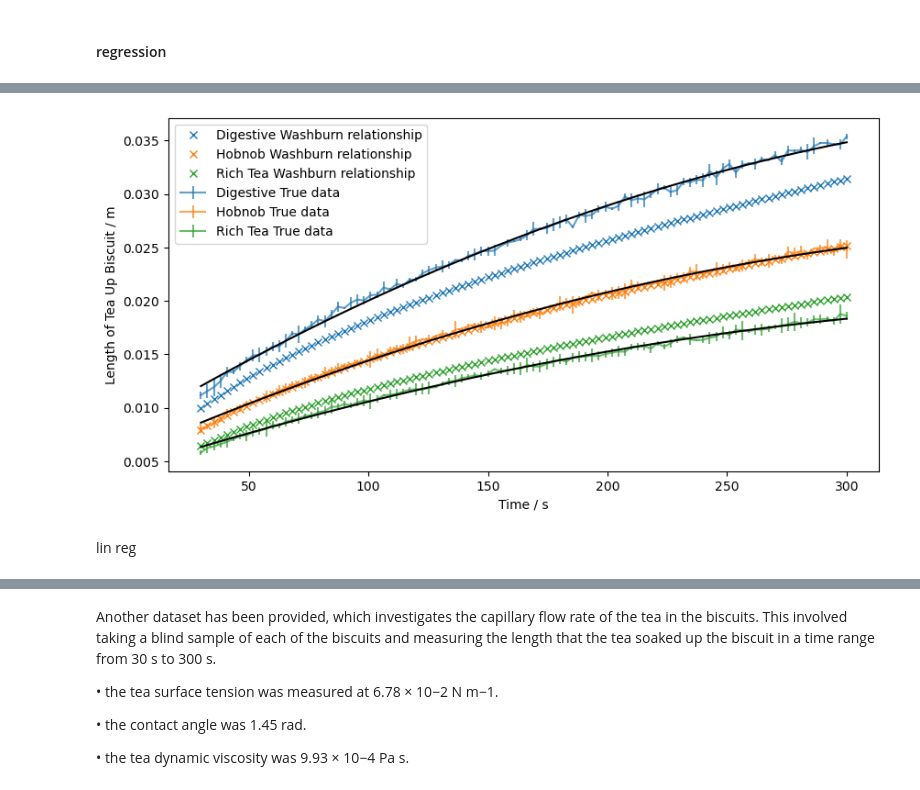
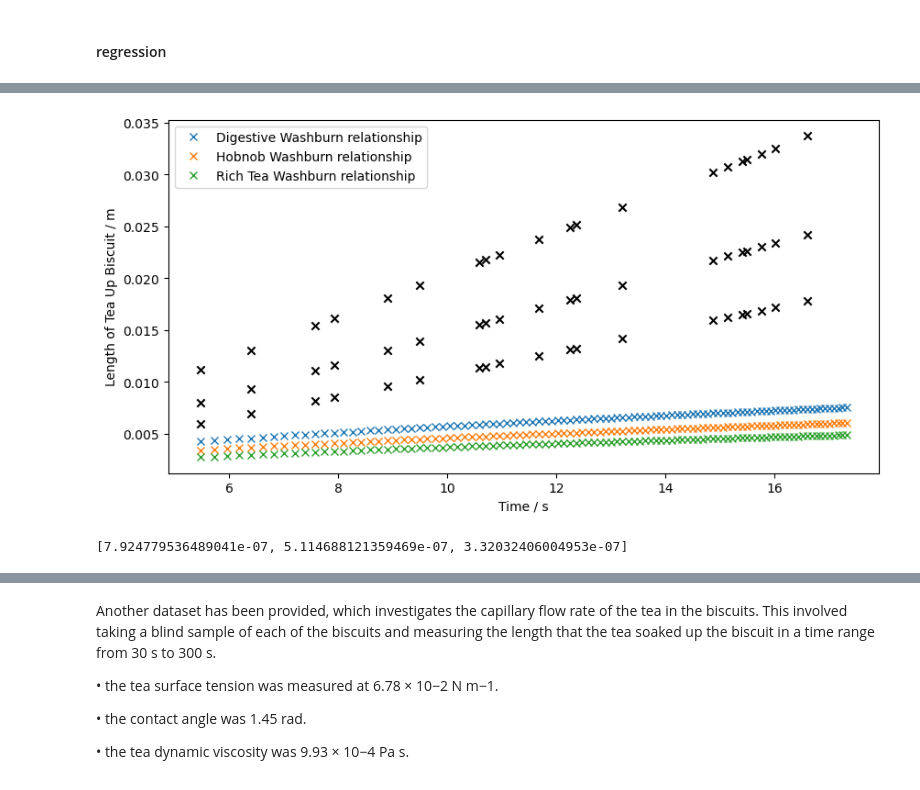
Before and after one commit to M4ffff/ML_biscuit_analysis, a Jupyter notebook: initial.ipynb, the cells around one changed output, grey strips where cells are left out. Drawn from its saved outputs; the diff is of its cells as text; code cells hidden in the pictures.

```diff
--- a/initial.ipynb
+++ b/initial.ipynb
@@ -294,5 +278,7 @@ def predict_washburn_r(gamma,L,t,phi,eta):
 # %%
-microscopy_data["L_wash"] = washburn(microscopy_data["gamma"], microscopy_data["r"], microscopy_data["t"], microscopy_data["phi"], microscopy_data["eta"])
-microscopy_data["r_pred"] = predict_washburn_r(microscopy_data["gamma"], microscopy_data["L"], microscopy_data["t"], microscopy_data["phi"], microscopy_data["eta"])
-# washburn(gamma,r,t,phi,eta)
-microscopy_data.head()
+# irrelevant - adding L_wash and r_pred
+
+# microscopy_data["L_wash"] = washburn(microscopy_data["gamma"], microscopy_data["r"], microscopy_data["t"], microscopy_data["phi"], microscopy_data["eta"])
+# microscopy_data["r_pred"] = predict_washburn_r(microscopy_data["gamma"], microscopy_data["L"], microscopy_data["t"], microscopy_data["phi"], microscopy_data["eta"])
+# # washburn(gamma,r,t,phi,eta)
+# microscopy_data.head()
@@ -310,8 +289,8 @@ microscopy_data.head()
 
 # ax.scatter(microscopy_data["L_wash"], microscopy_data["r_pred"], s=5)
 # %%
-test_micro = microscopy_data.drop(['r', 'L_wash', 'r_pred'], axis=1)
-test_micro
+test_micro = microscopy_data.drop(['r'], axis=1)
+test_micro.head()
 # %% [output]
 |  | gamma | phi | eta | L | t |
 | 0 | 0.084596 | 1.557367 | 0.000981 | 0.003221 | 24.231107 |
@@ -353,0 +345,4 @@ Text(0, 0.5, 'Predicted r')
+# %%
+training_merged = big_data.merge(microscopy_data, how='inner')
+true_distributions = training_merged[['encoded biscuit', 'r']].copy()
+true_distributions
@@ -583,38 +673,61 @@ from sklearn.metrics import mean_squared_error
 fig, ax = plt.subplots(figsize=(10,5))
 
 tr_list = [3,1,2]
+poly = PolynomialFeatures(degree=2, include_bias=False)
+model = LinearRegression()
+
+coef0 = []
+coef1 = []
+intercepts = []
 
 for i, tr_val in enumerate(tr_list):
+    print(f"{biscuits[i]}")
+
     data = pd.read_csv(f"tr-{tr_val}.csv")
+    data['t'] = np.sqrt(data['t'])
     x = data["t"].values.reshape(-1,1)
     y = data["L"]
     dy = data["dL"]
-
+    data['L'] = data['L']
+    # data['L'] = (constant*np.sqrt(pore_radii[i])) / data['L']
 
     train, test = train_test_split(data, test_size=0.2, random_state=42)
-    poly = PolynomialFeatures(degree=2)
-    X_ = poly.fit_transform(x)
-    y = data['L']
-    model = LinearRegression()
-    model.fit(X_, y)
 
-    reg_prediction = model.predict(X_)
+    X_train = poly.fit_transform(train["t"].values.reshape(-1,1))
+    y_train = train['L']
 
+    model.fit(X_train, y_train)
+
+    X_test = test['t'].values.reshape(-1,1)
+    X_test_ = poly.fit_transform(X_test)
+
+    y_test = test['L'].values
+
+    def model_fit(t):
+        print(model.coef_)
+        model_fit = model.coef_[0]*t + model.coef_[1]*(t**2) + model.intercept_
+        print(f"{model.coef_[0]:.3}*t + {model.coef_[1]:.3}*(t**2) + {model.intercept_:.3}")
+        return model_fit
+
+    coef0.append(model.coef_[0])
+    coef1.append(model.coef_[1])
+    intercepts.append(model.intercept_)
 
     washburn_data_rfc = washburn(6.78e-2, pore_radii[i], data["t"], 1.45, 9.93e-4 )
-    ax.errorbar(x,y,dy,label=f"{biscuits[i]} True data", alpha=0.7, color=f"C{i}")
-    ax.plot(x, reg_prediction, 'k-', zorder=4)
-
+    # ax.errorbar(x,y,dy,label=f"{biscuits[i]} True data", alpha=0.4, color=f"C{i}")
+    ax.scatter(test['t'], model_fit(test['t']), marker='x', c='black', zorder=4)
+    # ax.plot(data['t'], reg_model(pore_radii[i], data['t']), label='reg model')
 
     ax.plot(data["t"], washburn_data_rfc, marker='x', linestyle="", color=f"C{i}", zorder=3, label=f'{biscuits[i]} Washburn relationship')
 
-    mse_wash = mean_squared_error(y , washburn_data_rfc)
-    mse_reg = mean_squared_error(y , reg_prediction)
+    mse_wash = np.sqrt(mean_squared_error(y , washburn_data_rfc))
+    mse_reg =  np.sqrt(mean_squared_error(y_test , model.predict(X_test_)))
 
-    print(f"{biscuits[i]}")
-    print(f"MSE for Washburn model: {mse_wash}")
-    print(f"MSE for Polynomial regression model: {mse_reg}")
+    print(f"RMSE for Washburn model: {mse_wash:.3}")
+    print(f"RMSE for Polynomial regression model: {mse_reg:.3}")
+    # print(model.coef_)
     print(f"\n")
+
 
 ax.set_xlabel("Time / s")
 ax.set_ylabel("Length of Tea Up Biscuit / m")
@@ -637,3 +756,5 @@ MSE for Polynomial regression model: 3.535154391341707e-08
-[figure, old version]
+[figure, new version]
-# %% [markdown]
-lin reg
+# %%
+pore_radii
+# %% [output]
+[7.924779536489041e-07, 5.114688121359469e-07, 3.32032406004953e-07]
```
Also changed, not shown: parts of 78 cells of this notebook.
